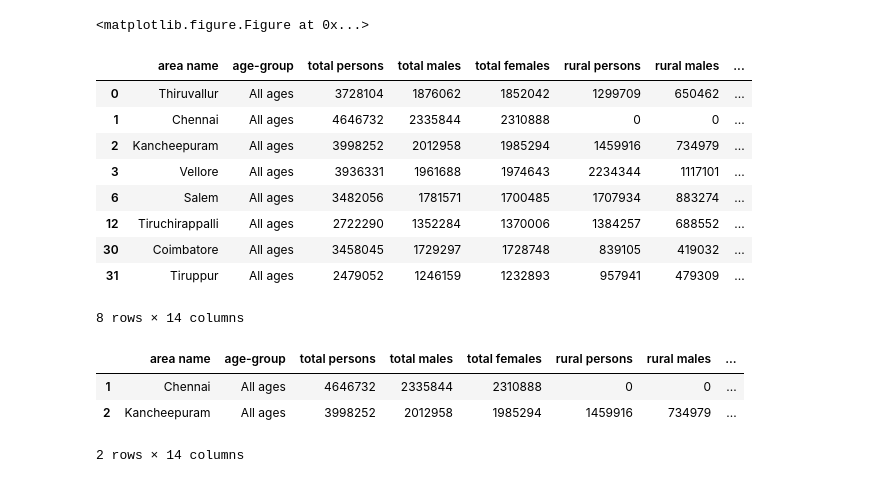
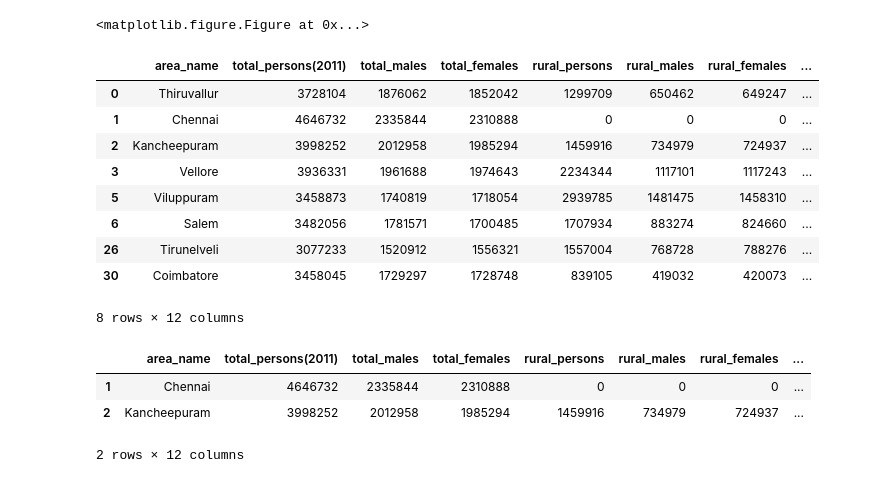
Before and after one commit to Dawny33/Data-Mining-and-ML, a Jupyter notebook: Intern Project/TN District Economy Analysis/TN District Economy Analysis.ipynb, the cells around one changed output. Drawn from its saved outputs; the diff is of its cells as text; code cells hidden in the pictures.

```diff
--- a/Intern Project/TN District Economy Analysis/TN District Economy Analysis.ipynb
+++ b/Intern Project/TN District Economy Analysis/TN District Economy Analysis.ipynb
@@ -60,29 +62,29 @@ plt.show()
 # %% [output]
 <matplotlib.figure.Figure at 0x...>
 # %%
-p = np.percentile(df["gdp(2011)"], 75)
+p = np.percentile(df["total_persons(2011)"], 75)
 
-top_perc = df[df["gdp(2011)"] >= p]
+top_perc = df[df["total_persons(2011)"] >= p]
 
 top_perc
 # %% [output]
-|  | area name | age-group | total persons | total males | total females | rural persons | rural males | ... |
-| 0 | Thiruvallur | All ages | 3728104 | 1876062 | 1852042 | 1299709 | 650462 | ... |
-| 1 | Chennai | All ages | 4646732 | 2335844 | 2310888 | 0 | 0 | ... |
-| 2 | Kancheepuram | All ages | 3998252 | 2012958 | 1985294 | 1459916 | 734979 | ... |
-| 3 | Vellore | All ages | 3936331 | 1961688 | 1974643 | 2234344 | 1117101 | ... |
-| 6 | Salem | All ages | 3482056 | 1781571 | 1700485 | 1707934 | 883274 | ... |
-| 12 | Tiruchirappalli | All ages | 2722290 | 1352284 | 1370006 | 1384257 | 688552 | ... |
-| 30 | Coimbatore | All ages | 3458045 | 1729297 | 1728748 | 839105 | 419032 | ... |
-| 31 | Tiruppur | All ages | 2479052 | 1246159 | 1232893 | 957941 | 479309 | ... |
+|  | area_name | total_persons(2011) | total_males | total_females | rural_persons | rural_males | rural_females | ... |
+| 0 | Thiruvallur | 3728104 | 1876062 | 1852042 | 1299709 | 650462 | 649247 | ... |
+| 1 | Chennai | 4646732 | 2335844 | 2310888 | 0 | 0 | 0 | ... |
+| 2 | Kancheepuram | 3998252 | 2012958 | 1985294 | 1459916 | 734979 | 724937 | ... |
+| 3 | Vellore | 3936331 | 1961688 | 1974643 | 2234344 | 1117101 | 1117243 | ... |
+| 5 | Viluppuram | 3458873 | 1740819 | 1718054 | 2939785 | 1481475 | 1458310 | ... |
+| 6 | Salem | 3482056 | 1781571 | 1700485 | 1707934 | 883274 | 824660 | ... |
+| 26 | Tirunelveli | 3077233 | 1520912 | 1556321 | 1557004 | 768728 | 788276 | ... |
+| 30 | Coimbatore | 3458045 | 1729297 | 1728748 | 839105 | 419032 | 420073 | ... |
-8 rows × 14 columns
+8 rows × 12 columns
 # %%
-q = np.percentile(df["gdp(2011)"], 95)
+q = np.percentile(df["total_persons(2011)"], 95)
 
-outlier = df[df["gdp(2011)"] >= q]
+outlier = df[df["total_persons(2011)"] >= q]
 outlier
 # %% [output]
-|  | area name | age-group | total persons | total males | total females | rural persons | rural males | ... |
-| 1 | Chennai | All ages | 4646732 | 2335844 | 2310888 | 0 | 0 | ... |
-| 2 | Kancheepuram | All ages | 3998252 | 2012958 | 1985294 | 1459916 | 734979 | ... |
+|  | area_name | total_persons(2011) | total_males | total_females | rural_persons | rural_males | rural_females | ... |
+| 1 | Chennai | 4646732 | 2335844 | 2310888 | 0 | 0 | 0 | ... |
+| 2 | Kancheepuram | 3998252 | 2012958 | 1985294 | 1459916 | 734979 | 724937 | ... |
-2 rows × 14 columns
+2 rows × 12 columns
```
Also changed, not shown: parts of 23 cells of this notebook, 7 other files.
